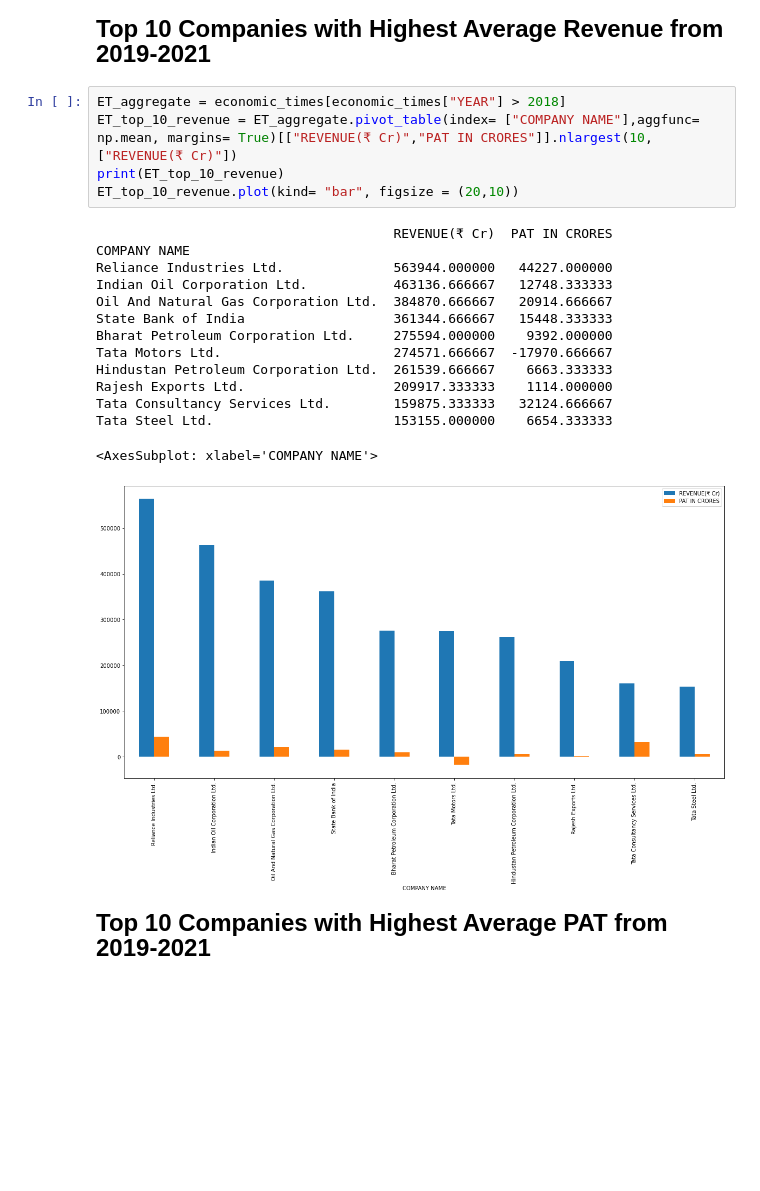
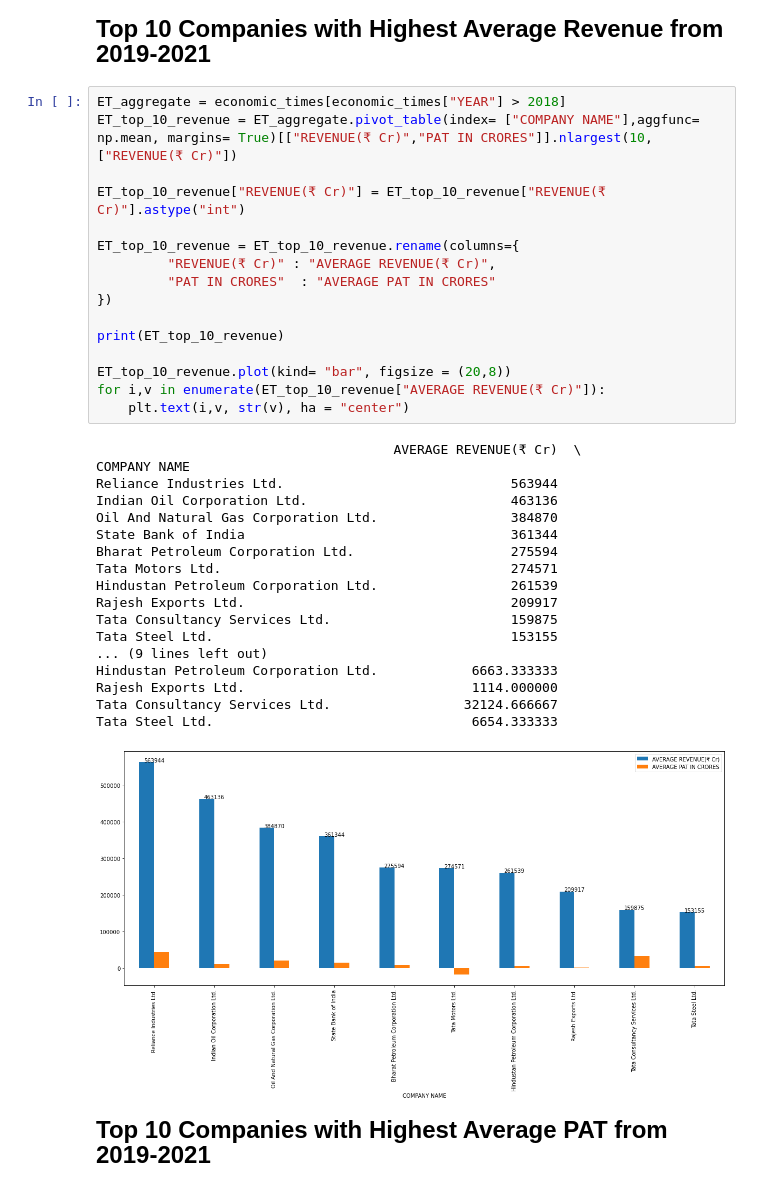
Before and after one commit to Lester-723/Data-Analytics-Projects-, a Jupyter notebook: economic_times_project.ipynb, the cells around one changed output. Drawn from its saved outputs; the diff is of its cells as text; blank space fills up the shorter version.

```diff
--- a/economic_times_project.ipynb
+++ b/economic_times_project.ipynb
@@ -442,23 +442,38 @@ Text(0, 0.5, '2021 P/L STATUS')
 # %%
 ET_aggregate = economic_times[economic_times["YEAR"] > 2018]
 ET_top_10_revenue = ET_aggregate.pivot_table(index= ["COMPANY NAME"],aggfunc= np.mean, margins= True)[["REVENUE(₹ Cr)","PAT IN CRORES"]].nlargest(10,["REVENUE(₹ Cr)"])
+
+ET_top_10_revenue["REVENUE(₹ Cr)"] = ET_top_10_revenue["REVENUE(₹ Cr)"].astype("int")
+
+ET_top_10_revenue = ET_top_10_revenue.rename(columns={
+         "REVENUE(₹ Cr)" : "AVERAGE REVENUE(₹ Cr)",
+         "PAT IN CRORES"  : "AVERAGE PAT IN CRORES"
+})
+
 print(ET_top_10_revenue)
-ET_top_10_revenue.plot(kind= "bar", figsize = (20,10))
+
+ET_top_10_revenue.plot(kind= "bar", figsize = (20,8))
+for i,v in enumerate(ET_top_10_revenue["AVERAGE REVENUE(₹ Cr)"]):
+    plt.text(i,v, str(v), ha = "center")
 # %% [output]
-                                      REVENUE(₹ Cr)  PAT IN CRORES
+                                      AVERAGE REVENUE(₹ Cr)  \
 COMPANY NAME
-Reliance Industries Ltd.              563944.000000   44227.000000
-Indian Oil Corporation Ltd.           463136.666667   12748.333333
-Oil And Natural Gas Corporation Ltd.  384870.666667   20914.666667
-State Bank of India                   361344.666667   15448.333333
-Bharat Petroleum Corporation Ltd.     275594.000000    9392.000000
-Tata Motors Ltd.                      274571.666667  -17970.666667
-Hindustan Petroleum Corporation Ltd.  261539.666667    6663.333333
-Rajesh Exports Ltd.                   209917.333333    1114.000000
-Tata Consultancy Services Ltd.        159875.333333   32124.666667
-Tata Steel Ltd.                       153155.000000    6654.333333
+Reliance Industries Ltd.                             563944
+Indian Oil Corporation Ltd.                          463136
+Oil And Natural Gas Corporation Ltd.                 384870
+State Bank of India                                  361344
+Bharat Petroleum Corporation Ltd.                    275594
+Tata Motors Ltd.                                     274571
+Hindustan Petroleum Corporation Ltd.                 261539
+Rajesh Exports Ltd.                                  209917
+Tata Consultancy Services Ltd.                       159875
+Tata Steel Ltd.                                      153155
+... (9 lines left out)
+Hindustan Petroleum Corporation Ltd.            6663.333333
+Rajesh Exports Ltd.                             1114.000000
+Tata Consultancy Services Ltd.                 32124.666667
+Tata Steel Ltd.                                 6654.333333
-<AxesSubplot: xlabel='COMPANY NAME'>
-[figure, old version]
+[figure, new version]
 # %% [markdown]
 <font size = "5"  face = "Times New Roman">**Top 10 Companies with Highest Average PAT from 2019-2021**</font>
 # %%
```
Also changed, not shown: parts of 2 cells of this notebook.
